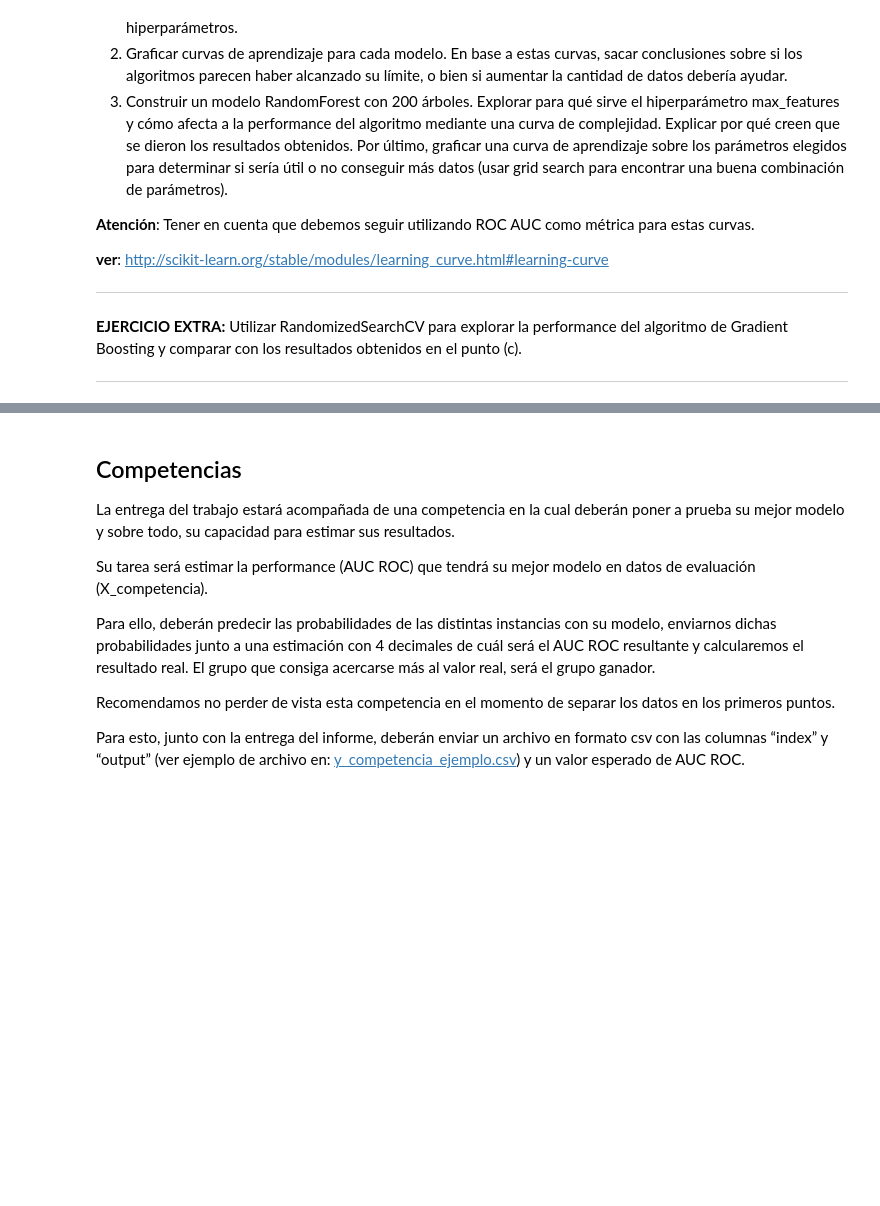
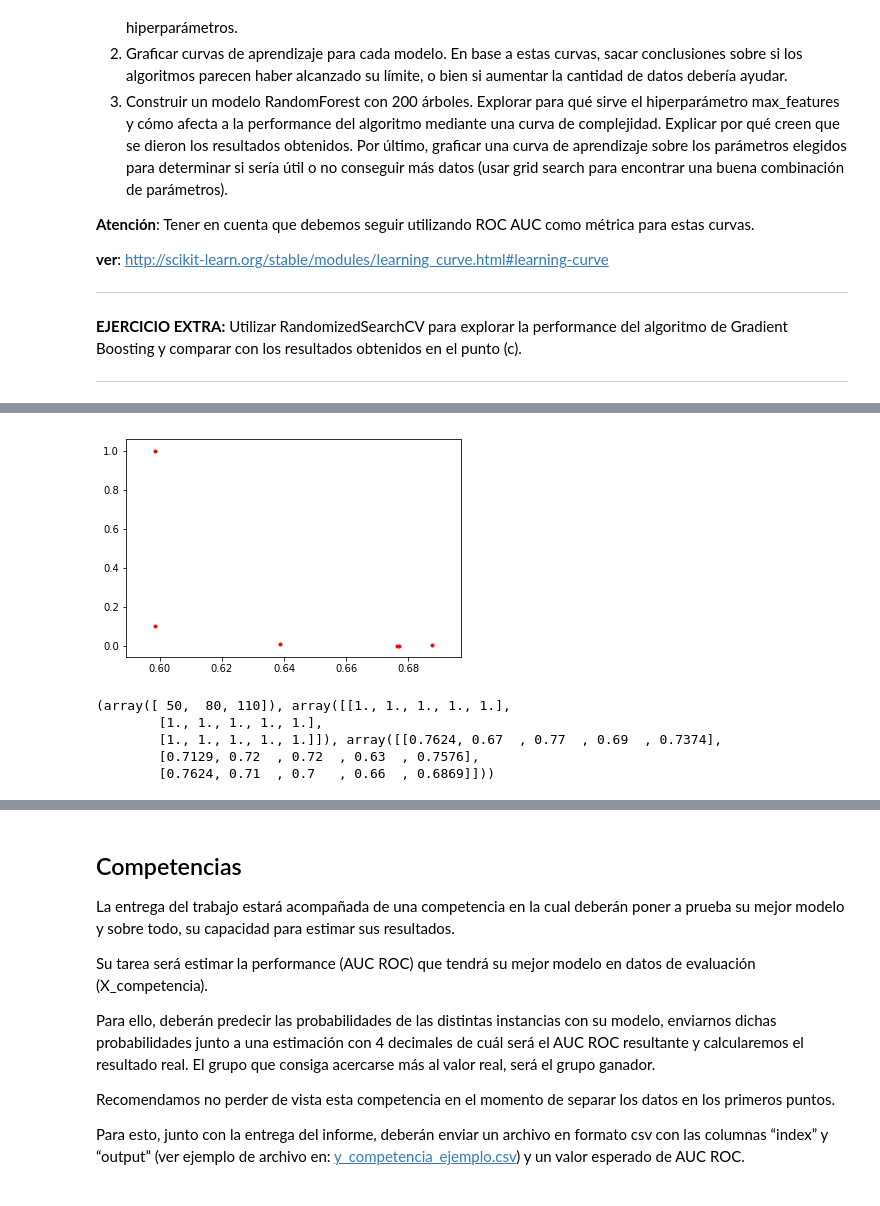
Before and after one commit to marialaraa/aa-notebooks, a Jupyter notebook: TP1/TP1.ipynb, the cells around one changed output, grey strips where cells are left out. Cells and saved outputs as stored; diff of their text form; code cells hidden in the pictures; blank space fills up the shorter version.

```diff
--- a/TP1/TP1.ipynb
+++ b/TP1/TP1.ipynb
@@ -430,0 +449,36 @@ En este punto, se pide inspeccionar dos de sus mejores modelos encontrados hasta
+# %%
+from sklearn.tree import DecisionTreeClassifier
+
+X_dev_np = np.array(X_dev)
+y_dev_np = np.array(y_dev).ravel()
+X_eval_np = np.array(X_eval)
+y_eval_np = np.array(y_eval).ravel()
+
+# Decision Tree Classifier
+Cs = [0.00001, 0.0001, 0.001, 0.01, 0.1, 1]
+auc_roc = []
+
+for C in Cs:
+    svm = LinearSVC(C=C)
+    svm.fit(X_dev_np, y_dev_np)
+
+    prediction_eval = svm.predict(X_eval_np)
+    auc_roc.append(roc_auc_score(y_eval_np, prediction_eval))
+
+
+fig = plt.scatter(auc_roc, Cs, marker=".", color="red")
+# %% [output]
+[figure, added]
+# %%
+from sklearn.model_selection import learning_curve
+
+X_np = np.array(X)
+y_np = np.array(y).ravel()
+
+train_sizes, train_scores, valid_scores = learning_curve(LinearSVC(), X_np, y_np, train_sizes=[50, 80, 110], cv=5)
+# %% [output]
+(array([ 50,  80, 110]), array([[1., 1., 1., 1., 1.],
+        [1., 1., 1., 1., 1.],
+        [1., 1., 1., 1., 1.]]), array([[0.7624, 0.67  , 0.77  , 0.69  , 0.7374],
+        [0.7129, 0.72  , 0.72  , 0.63  , 0.7576],
+        [0.7624, 0.71  , 0.7   , 0.66  , 0.6869]]))
```
Also changed, not shown: parts of 3 cells of this notebook.
